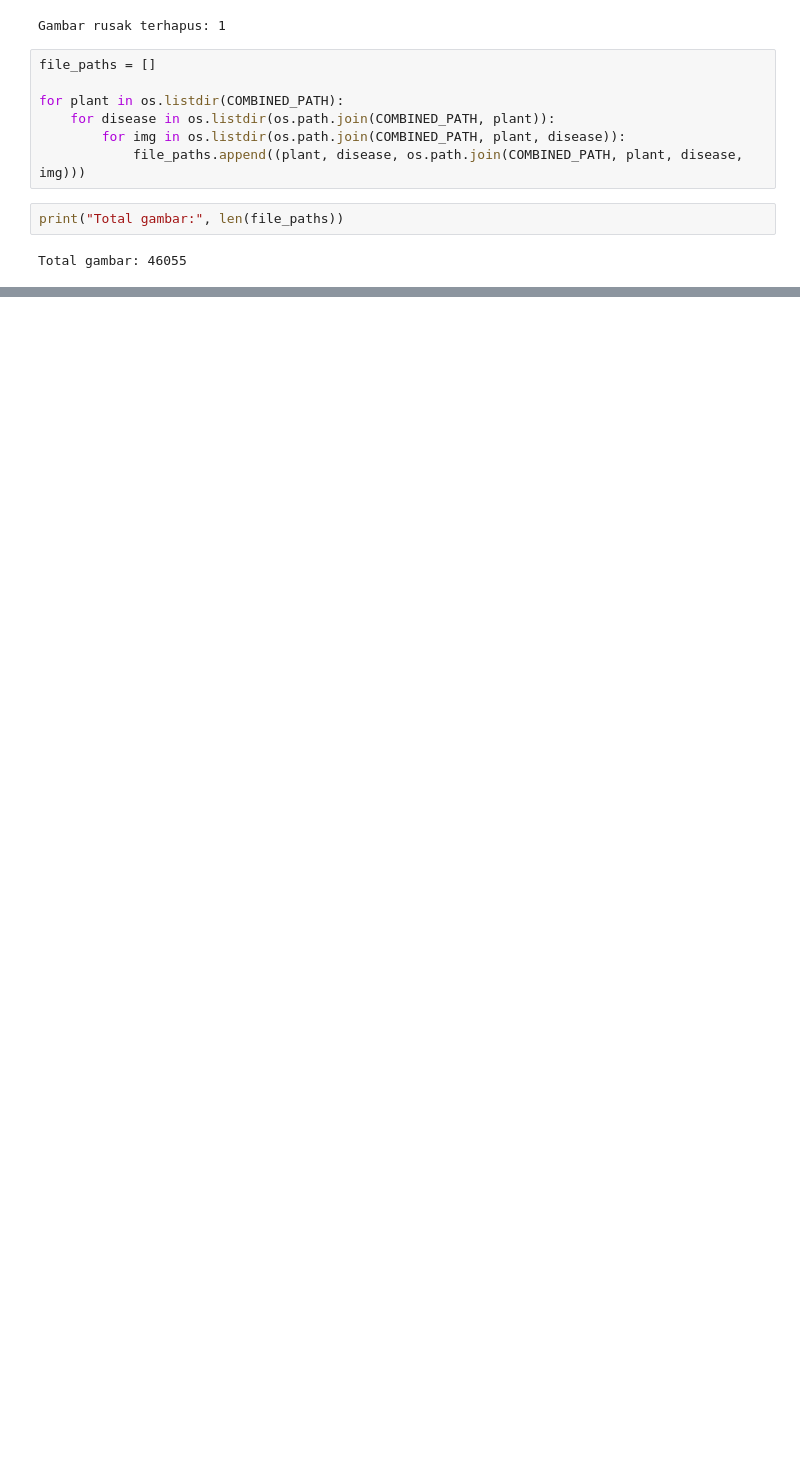
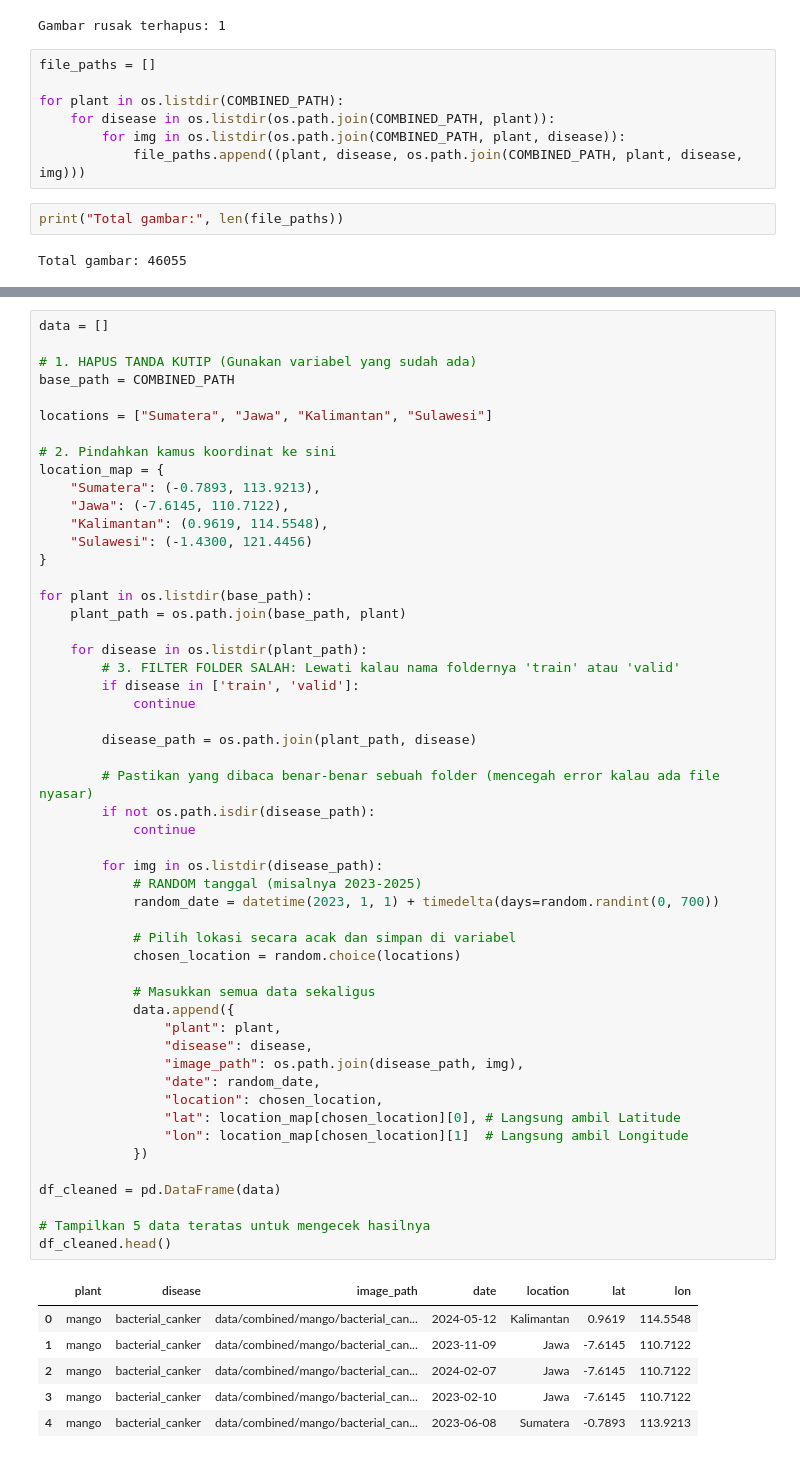
Before and after one commit to VANGROVEE/Data-Science, a Jupyter notebook: data_wrangling.ipynb, the cells around one changed output, grey strips where cells are left out. Drawn from its saved outputs; the diff is of its cells as text; blank space fills up the shorter version.

```diff
--- a/data_wrangling.ipynb
+++ b/data_wrangling.ipynb
@@ -243,0 +276,59 @@ df_count
+# %%
+data = []
+
+# 1. HAPUS TANDA KUTIP (Gunakan variabel yang sudah ada)
+base_path = COMBINED_PATH
+
+locations = ["Sumatera", "Jawa", "Kalimantan", "Sulawesi"]
+
+# 2. Pindahkan kamus koordinat ke sini
+location_map = {
+    "Sumatera": (-0.7893, 113.9213),
+    "Jawa": (-7.6145, 110.7122),
+    "Kalimantan": (0.9619, 114.5548),
+    "Sulawesi": (-1.4300, 121.4456)
+}
+
+for plant in os.listdir(base_path):
+    plant_path = os.path.join(base_path, plant)
+
+    for disease in os.listdir(plant_path):
+        # 3. FILTER FOLDER SALAH: Lewati kalau nama foldernya 'train' atau 'valid'
+        if disease in ['train', 'valid']:
+            continue
+
+        disease_path = os.path.join(plant_path, disease)
+
+        # Pastikan yang dibaca benar-benar sebuah folder (mencegah error kalau ada file nyasar)
+        if not os.path.isdir(disease_path):
+            continue
+
+        for img in os.listdir(disease_path):
+            # RANDOM tanggal (misalnya 2023-2025)
+            random_date = datetime(2023, 1, 1) + timedelta(days=random.randint(0, 700))
+
+            # Pilih lokasi secara acak dan simpan di variabel
+            chosen_location = random.choice(locations)
+
+            # Masukkan semua data sekaligus
+            data.append({
+                "plant": plant,
+                "disease": disease,
+                "image_path": os.path.join(disease_path, img),
+                "date": random_date,
+                "location": chosen_location,
+                "lat": location_map[chosen_location][0], # Langsung ambil Latitude
+                "lon": location_map[chosen_location][1]  # Langsung ambil Longitude
+            })
+
+df_cleaned = pd.DataFrame(data)
+
+# Tampilkan 5 data teratas untuk mengecek hasilnya
+df_cleaned.head()
+# %% [output]
+|  | plant | disease | image_path | date | location | lat | lon |
+| 0 | mango | bacterial_canker | data/combined/mango/bacterial_can... | 2024-05-12 | Kalimantan | 0.9619 | 114.5548 |
+| 1 | mango | bacterial_canker | data/combined/mango/bacterial_can... | 2023-11-09 | Jawa | -7.6145 | 110.7122 |
+| 2 | mango | bacterial_canker | data/combined/mango/bacterial_can... | 2024-02-07 | Jawa | -7.6145 | 110.7122 |
+| 3 | mango | bacterial_canker | data/combined/mango/bacterial_can... | 2023-02-10 | Jawa | -7.6145 | 110.7122 |
+| 4 | mango | bacterial_canker | data/combined/mango/bacterial_can... | 2023-06-08 | Sumatera | -0.7893 | 113.9213 |
```
Also changed, not shown: parts of 16 cells of this notebook.
